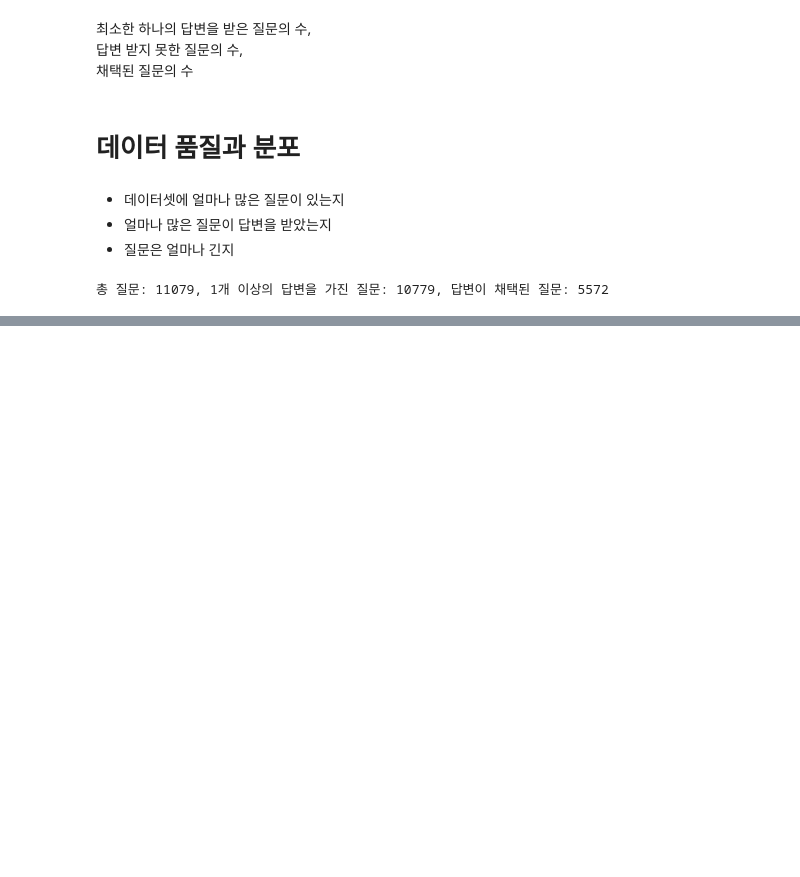
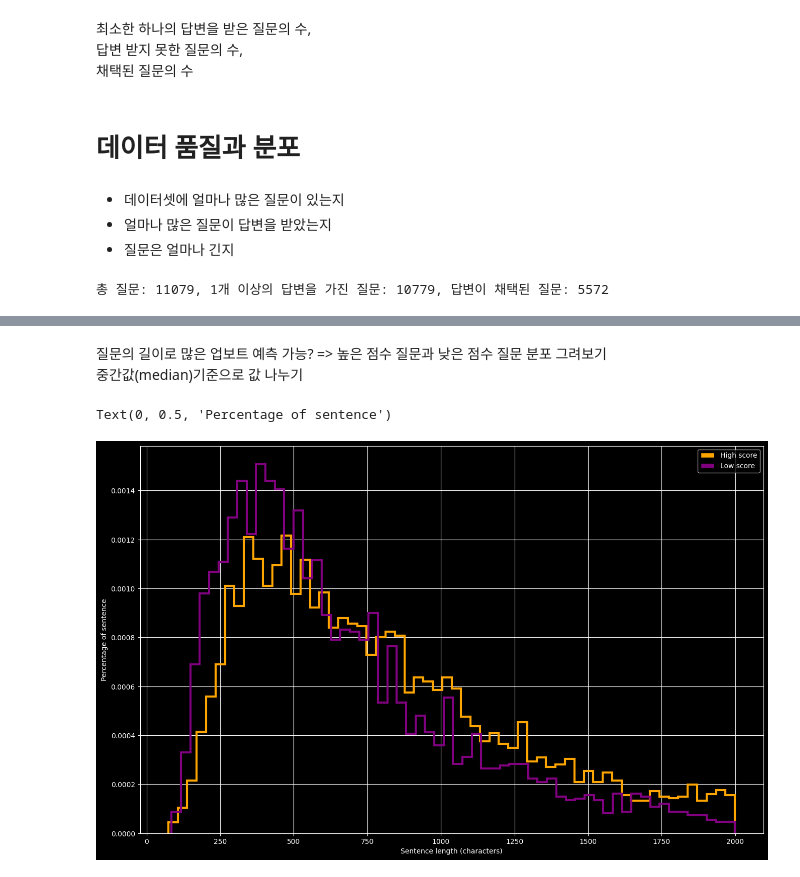
Before and after one commit to HyeonGeunY/ml-powered-app, a Jupyter notebook: notebooks/dataset_exploration.ipynb, the cells around one changed output, grey strips where cells are left out. Cells and saved outputs as stored; diff of their text form; code cells hidden in the pictures; blank space fills up the shorter version.

```diff
--- a/notebooks/dataset_exploration.ipynb
+++ b/notebooks/dataset_exploration.ipynb
@@ -173,0 +205,39 @@ print(f"총 질문: {len_}, 1개 이상의 답변을 가진 질문: {len(receive
+# %% [markdown]
+질문의 길이로 많은 업보트 예측 가능? => 높은 점수 질문과 낮은 점수 질문 분포 그려보기
+중간값(median)기준으로 값 나누기
+# %%
+plt.style.use(['dark_background'])
+high_score = df["Score"] > df["Score"].median()
+# 너무 긴 문장 삭제
+normal_length = df["text_len"] < 2000
+
+ax = df[df["is_question"] & high_score & normal_length]["text_len"].hist(
+    bins=60,
+    density=True,
+    histtype="step",
+    color="orange",
+    linewidth=3,
+    grid=False,
+    figsize=(16,10),
+)
+
+df[df["is_question"] * ~high_score & normal_length]["text_len"].hist(
+    bins=60,
+    density=True,
+    histtype="step",
+    color="purple",
+    linewidth=3,
+    grid=True
+)
+
+handles = [
+    Rectangle((0,0), 1, 1, color=c, ec="k") for c in ["orange", "purple"]
+]
+
+labels = ["High score", "Low score"]
+plt.legend(handles, labels)
+ax.set_xlabel("Sentence length (characters)")
+ax.set_ylabel("Percentage of sentence")
+# %% [output]
+Text(0, 0.5, 'Percentage of sentence')
+[figure, added]
```
Also changed, not shown: parts of 13 cells of this notebook, 4 other files.
